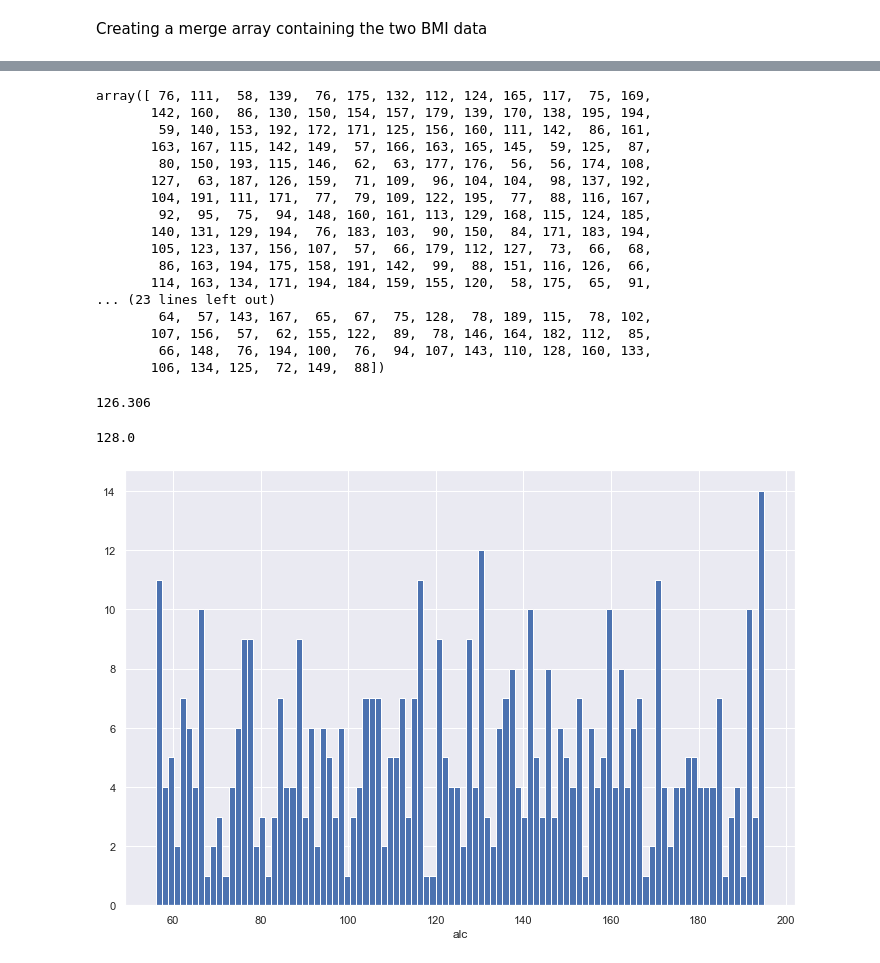
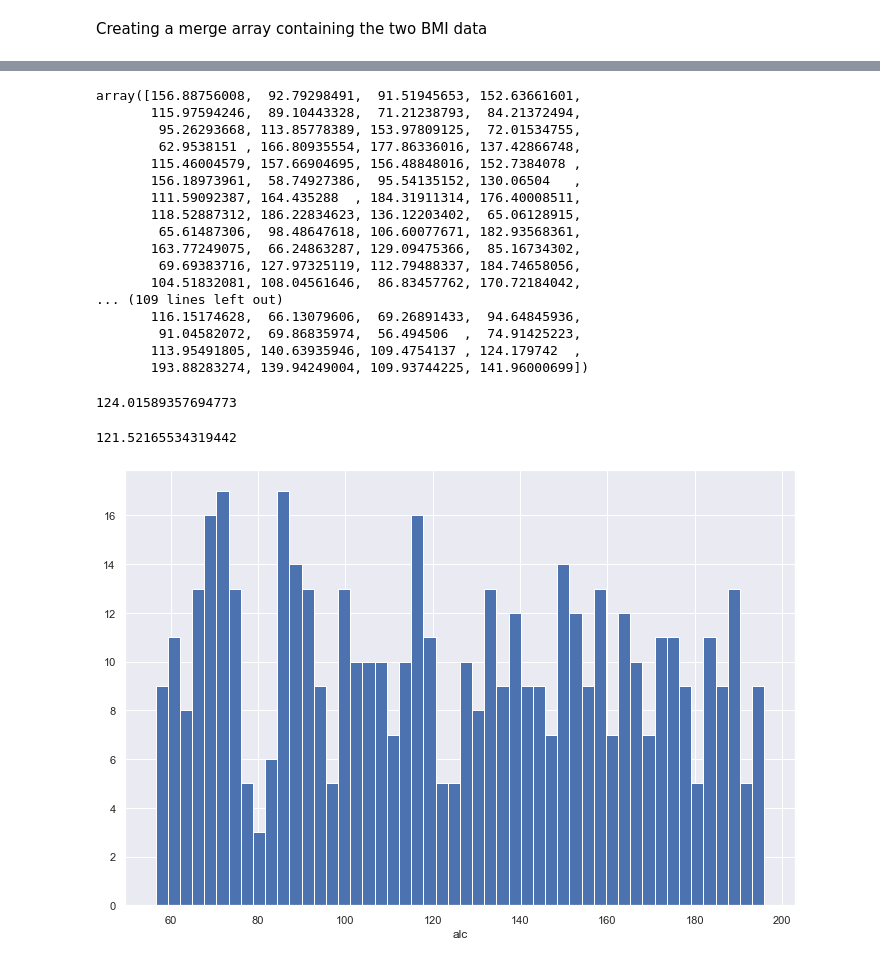
Before and after one commit to oprinceisaac/Data-Set-Simulation, a Jupyter notebook: Data-Set-Simulation.ipynb, the cells around one changed output, grey strips where cells are left out. Saved outputs shown, nothing was run; the diff lists cells and outputs as text; code cells hidden in the pictures.

```diff
--- a/Data-Set-Simulation.ipynb
+++ b/Data-Set-Simulation.ipynb
@@ -344,39 +348,39 @@ ALCOHOL
 min_alc = 56
 max_alc = 196
 # %%
-alc = np.random.randint(56, 196, 500)
+alc = np.random.uniform(56, 196, 500)
 # %%
 alc
 # %% [output]
-array([ 76, 111,  58, 139,  76, 175, 132, 112, 124, 165, 117,  75, 169,
-       142, 160,  86, 130, 150, 154, 157, 179, 139, 170, 138, 195, 194,
-        59, 140, 153, 192, 172, 171, 125, 156, 160, 111, 142,  86, 161,
-       163, 167, 115, 142, 149,  57, 166, 163, 165, 145,  59, 125,  87,
-        80, 150, 193, 115, 146,  62,  63, 177, 176,  56,  56, 174, 108,
-       127,  63, 187, 126, 159,  71, 109,  96, 104, 104,  98, 137, 192,
-       104, 191, 111, 171,  77,  79, 109, 122, 195,  77,  88, 116, 167,
-        92,  95,  75,  94, 148, 160, 161, 113, 129, 168, 115, 124, 185,
-       140, 131, 129, 194,  76, 183, 103,  90, 150,  84, 171, 183, 194,
-       105, 123, 137, 156, 107,  57,  66, 179, 112, 127,  73,  66,  68,
-        86, 163, 194, 175, 158, 191, 142,  99,  88, 151, 116, 126,  66,
-       114, 163, 134, 171, 194, 184, 159, 155, 120,  58, 175,  65,  91,
-... (23 lines left out)
-        64,  57, 143, 167,  65,  67,  75, 128,  78, 189, 115,  78, 102,
-       107, 156,  57,  62, 155, 122,  89,  78, 146, 164, 182, 112,  85,
-        66, 148,  76, 194, 100,  76,  94, 107, 143, 110, 128, 160, 133,
-       106, 134, 125,  72, 149,  88])
+array([156.88756008,  92.79298491,  91.51945653, 152.63661601,
+       115.97594246,  89.10443328,  71.21238793,  84.21372494,
+        95.26293668, 113.85778389, 153.97809125,  72.01534755,
+        62.9538151 , 166.80935554, 177.86336016, 137.42866748,
+       115.46004579, 157.66904695, 156.48848016, 152.7384078 ,
+       156.18973961,  58.74927386,  95.54135152, 130.06504   ,
+       111.59092387, 164.435288  , 184.31911314, 176.40008511,
+       118.52887312, 186.22834623, 136.12203402,  65.06128915,
+        65.61487306,  98.48647618, 106.60077671, 182.93568361,
+       163.77249075,  66.24863287, 129.09475366,  85.16734302,
+        69.69383716, 127.97325119, 112.79488337, 184.74658056,
+       104.51832081, 108.04561646,  86.83457762, 170.72184042,
+... (109 lines left out)
+       116.15174628,  66.13079606,  69.26891433,  94.64845936,
+        91.04582072,  69.86835974,  56.494506  ,  74.91425223,
+       113.95491805, 140.63935946, 109.4754137 , 124.179742  ,
+       193.88283274, 139.94249004, 109.93744225, 141.96000699])
 # %%
 np.mean (alc)
 # %% [output]
-126.306
+124.01589357694773
 # %%
 np.median(alc)
 # %% [output]
-128.0
+121.52165534319442
 # %%
 plt.figure(figsize=(12,8), facecolor='w', edgecolor='k', clear='True')
-plt.hist(alc, bins=100)
+plt.hist(alc, bins=50)
 plt.xlabel('alc')
 plt.show()
 # %% [output]
-[figure, old version]
+[figure, new version]
```
Also changed, not shown: parts of 18 cells of this notebook.
